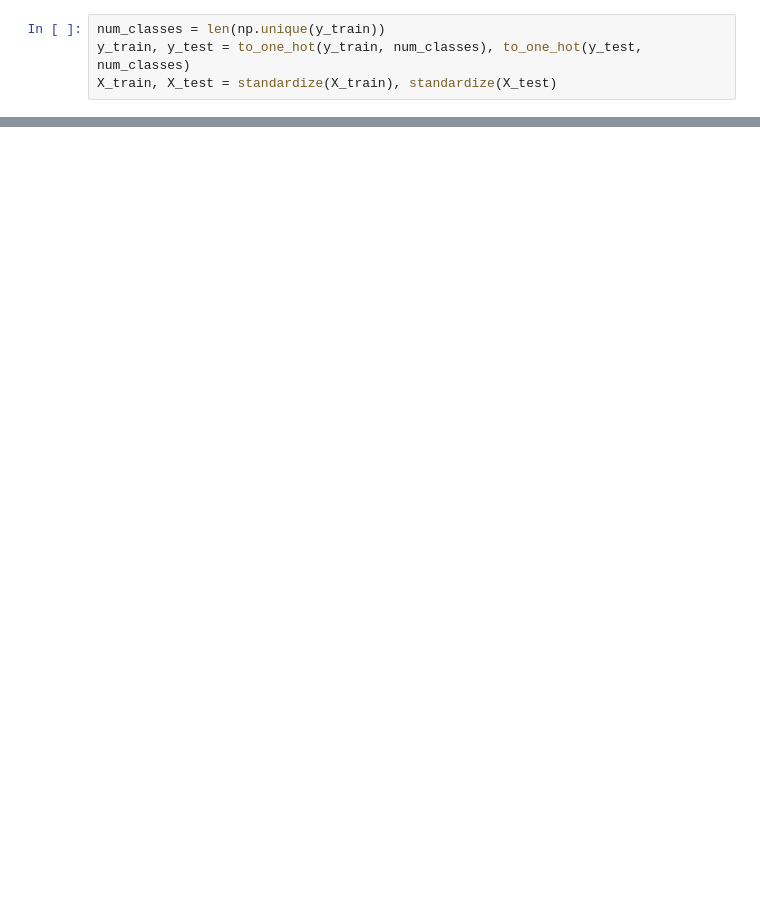
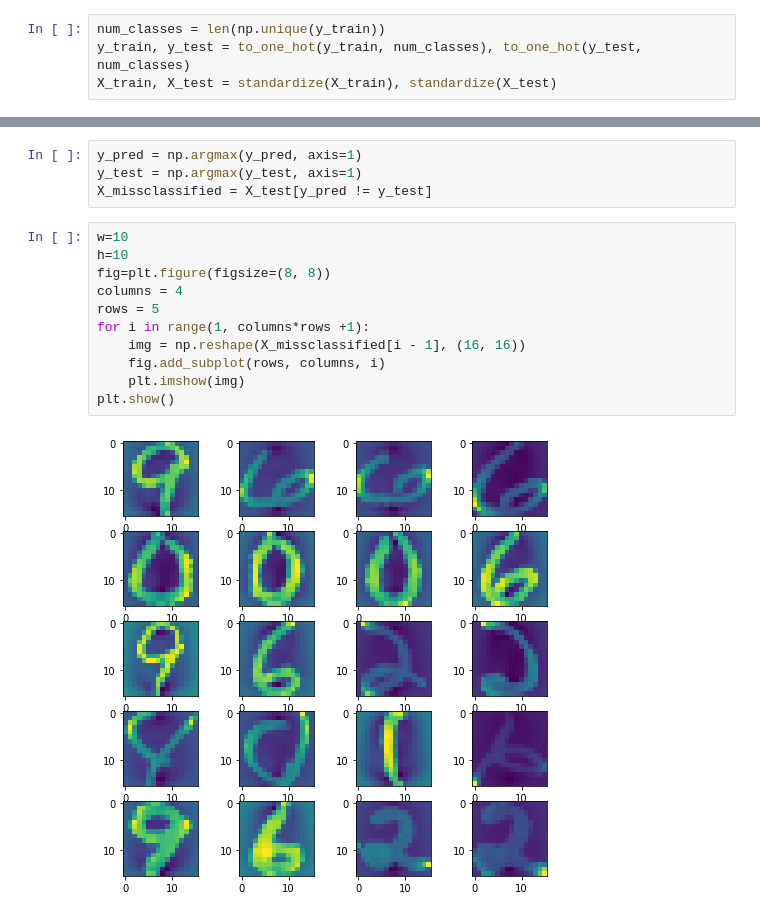
Before and after one commit to dunky11/mustererkennung, a Jupyter notebook: A9/Assignment9.ipynb, the cells around one changed output, grey strips where cells are left out. Saved outputs shown, nothing was run; the diff lists cells and outputs as text; blank space fills up the shorter version.

```diff
--- a/A9/Assignment9.ipynb
+++ b/A9/Assignment9.ipynb
@@ -165,0 +191,17 @@ plt.show()
+# %%
+y_pred = np.argmax(y_pred, axis=1)
+y_test = np.argmax(y_test, axis=1)
+X_missclassified = X_test[y_pred != y_test]
+# %%
+w=10
+h=10
+fig=plt.figure(figsize=(8, 8))
+columns = 4
+rows = 5
+for i in range(1, columns*rows +1):
+    img = np.reshape(X_missclassified[i - 1], (16, 16))
+    fig.add_subplot(rows, columns, i)
+    plt.imshow(img)
+plt.show()
+# %% [output]
+[figure, added]
```
Also changed, not shown: parts of 9 cells of this notebook, 1 other file.
